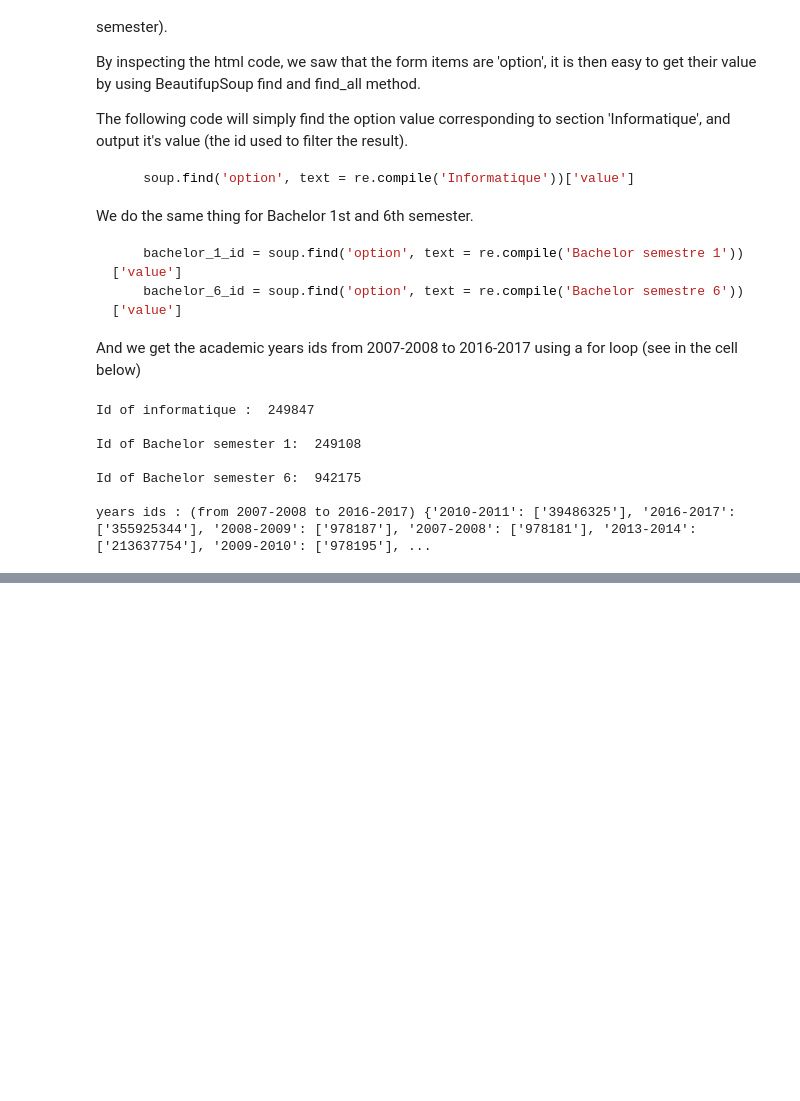
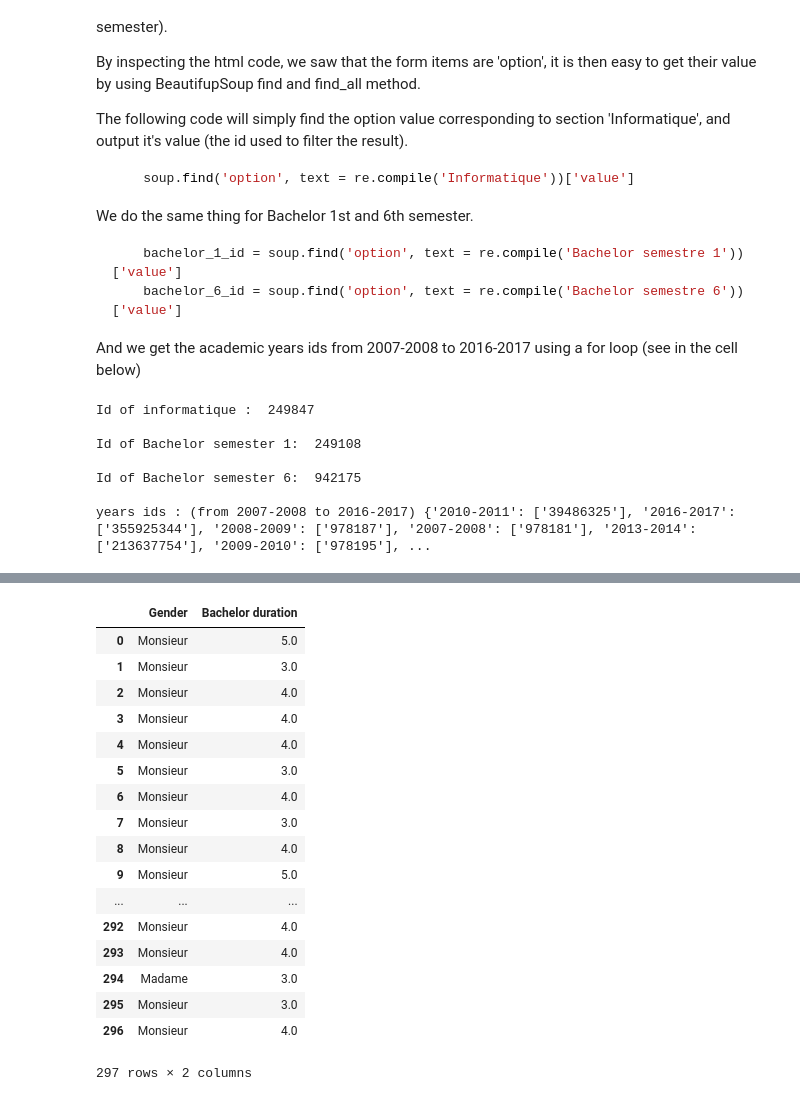
Before and after one commit to nathanquinteiro/ADA-Homework, a Jupyter notebook: 02 - Data from the Web/Data from the Web (benoit).ipynb, the cells around one changed output, grey strips where cells are left out. Drawn from its saved outputs; the diff is of its cells as text; code cells hidden in the pictures; blank space fills up the shorter version.

```diff
--- a/02 - Data from the Web/Data from the Web (benoit).ipynb
+++ b/02 - Data from the Web/Data from the Web (benoit).ipynb
@@ -244,0 +250,5 @@ concat?
+# %%
+bch6_string = table_no_conge_bch6.drop(table_no_conge_bch6.columns[[1,2,4,5,6,7,8,9,10,11,12]], axis=1)
+bch6_final = pd.merge(bch6_string, bch6_max.to_frame(),left_index=True, right_index=True)
+bch6_final.columns = [['Gender', 'Sciper', 'Last_year']]
+bch6_final.head()
@@ -244,0 +262,3 @@ concat?
+# %%
+bachelor_survivors = pd.merge(bch1_final, bch6_final, how='inner', on=['Gender','Sciper'])
+bachelor_survivors.head()
@@ -244,0 +276,3 @@ concat?
+# %%
+bachelor_duration = bachelor_survivors.Last_year - bachelor_survivors.Start_year + 1
+bachelor_duration.head()
@@ -244,0 +286,4 @@ concat?
+# %%
+gender_stats = pd.merge(bachelor_survivors[['Gender']], bachelor_duration.to_frame(), left_index=True, right_index=True)
+gender_stats.columns = [['Gender', 'Bachelor duration']]
+gender_stats.head()
@@ -244,0 +316,21 @@ concat?
+# %%
+gender_stats
+# %% [output]
+|  | Gender | Bachelor duration |
+| 0 | Monsieur | 5.0 |
+| 1 | Monsieur | 3.0 |
+| 2 | Monsieur | 4.0 |
+| 3 | Monsieur | 4.0 |
+| 4 | Monsieur | 4.0 |
+| 5 | Monsieur | 3.0 |
+| 6 | Monsieur | 4.0 |
+| 7 | Monsieur | 3.0 |
+| 8 | Monsieur | 4.0 |
+| 9 | Monsieur | 5.0 |
+| ... | ... | ... |
+| 292 | Monsieur | 4.0 |
+| 293 | Monsieur | 4.0 |
+| 294 | Madame | 3.0 |
+| 295 | Monsieur | 3.0 |
+| 296 | Monsieur | 4.0 |
+297 rows × 2 columns
```
Also changed, not shown: parts of 29 cells of this notebook.
